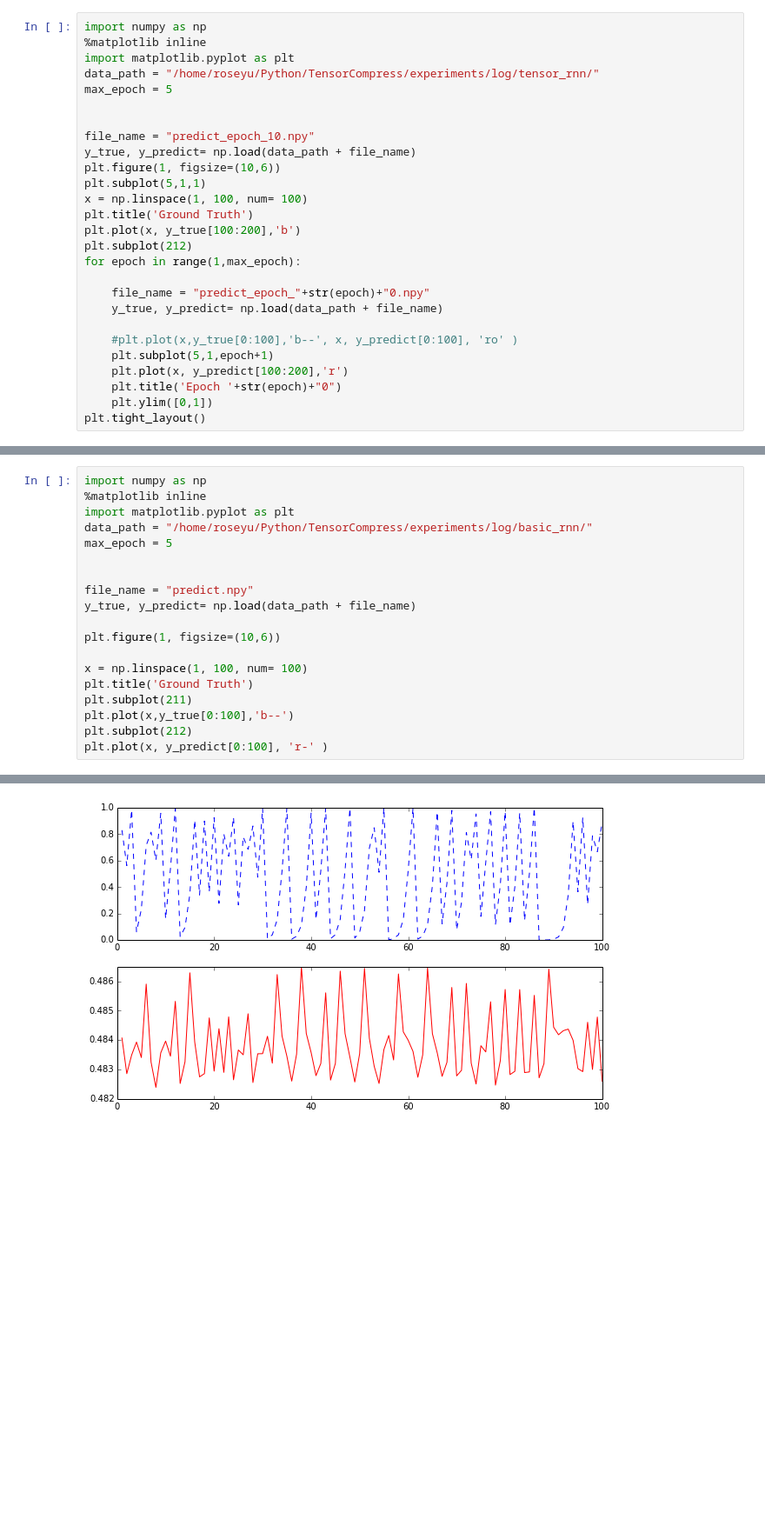
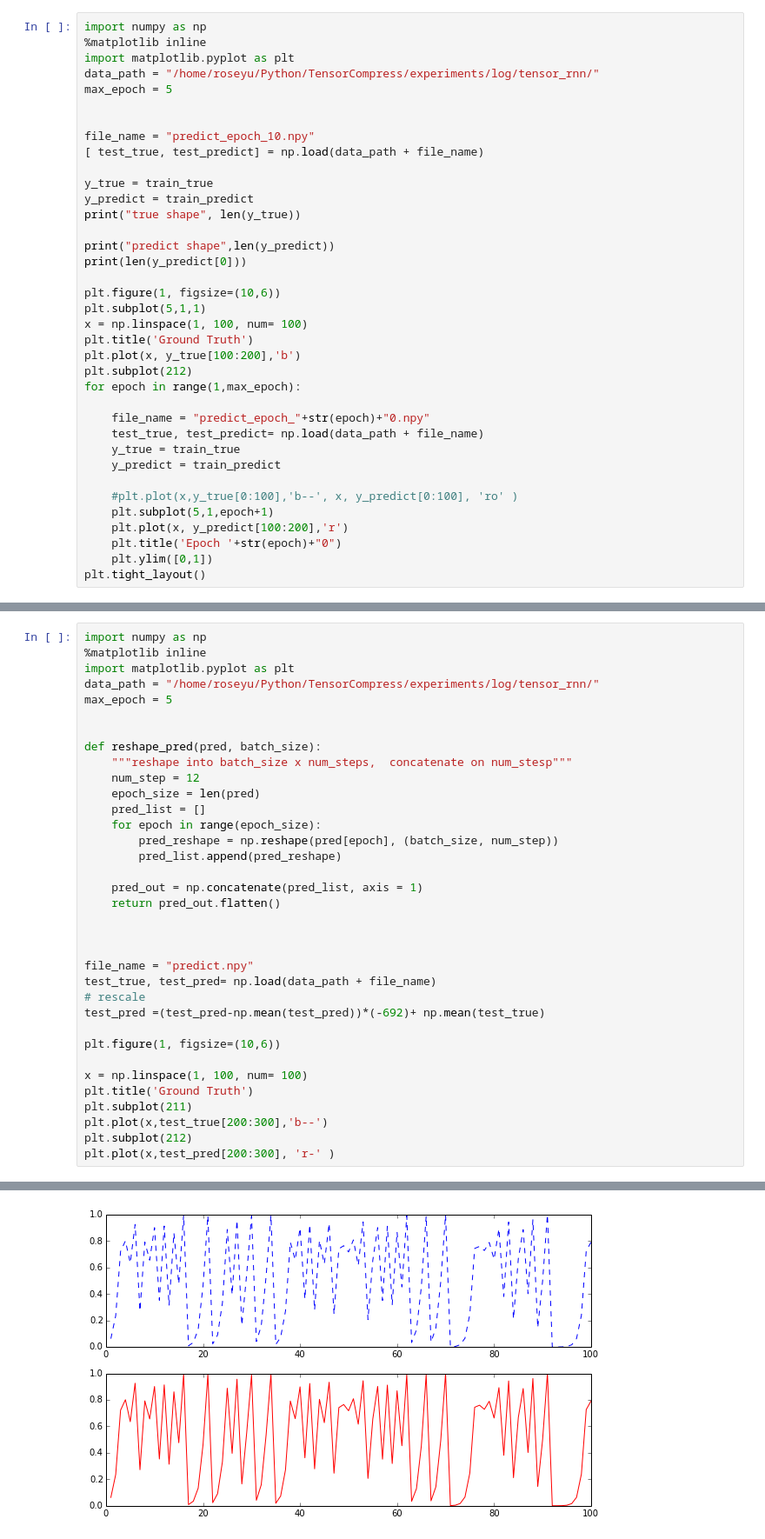
Before and after one commit to yuqirose/TensorRNN, a Jupyter notebook: experiments/synth/visualize_results.ipynb, the cells around one changed output, grey strips where cells are left out. Shown at 87% size. Drawn from its saved outputs; the diff is of its cells as text; blank space fills up the shorter version.

```diff
--- a/experiments/synth/visualize_results.ipynb
+++ b/experiments/synth/visualize_results.ipynb
@@ -7,7 +7,15 @@ max_epoch = 5
 
 
 file_name = "predict_epoch_10.npy"
-y_true, y_predict= np.load(data_path + file_name)
+[ test_true, test_predict] = np.load(data_path + file_name)
+
+y_true = train_true
+y_predict = train_predict
+print("true shape", len(y_true))
+
+print("predict shape",len(y_predict))
+print(len(y_predict[0]))
+
 plt.figure(1, figsize=(10,6))
 plt.subplot(5,1,1)
 x = np.linspace(1, 100, num= 100)
@@ -17,7 +25,9 @@ plt.subplot(212)
 for epoch in range(1,max_epoch):
 
     file_name = "predict_epoch_"+str(epoch)+"0.npy"
-    y_true, y_predict= np.load(data_path + file_name)
+    test_true, test_predict= np.load(data_path + file_name)
+    y_true = train_true
+    y_predict = train_predict
 
     #plt.plot(x,y_true[0:100],'b--', x, y_predict[0:100], 'ro' )
     plt.subplot(5,1,epoch+1)
@@ -30,22 +40,38 @@ plt.tight_layout()
 # %%
 import numpy as np
 %matplotlib inline
 import matplotlib.pyplot as plt
-data_path = "/home/roseyu/Python/TensorCompress/experiments/log/basic_rnn/"
+data_path = "/home/roseyu/Python/TensorCompress/experiments/log/tensor_rnn/"
 max_epoch = 5
 
 
+def reshape_pred(pred, batch_size):
+    """reshape into batch_size x num_steps,  concatenate on num_stesp"""
+    num_step = 12
+    epoch_size = len(pred)
+    pred_list = []
+    for epoch in range(epoch_size):
+        pred_reshape = np.reshape(pred[epoch], (batch_size, num_step))
+        pred_list.append(pred_reshape)
+
+    pred_out = np.concatenate(pred_list, axis = 1)
+    return pred_out.flatten()
+
+
+
 file_name = "predict.npy"
-y_true, y_predict= np.load(data_path + file_name)
+test_true, test_pred= np.load(data_path + file_name)
+# rescale
+test_pred =(test_pred-np.mean(test_pred))*(-692)+ np.mean(test_true)
 
 plt.figure(1, figsize=(10,6))
 
 x = np.linspace(1, 100, num= 100)
 plt.title('Ground Truth')
 plt.subplot(211)
-plt.plot(x,y_true[0:100],'b--')
+plt.plot(x,test_true[200:300],'b--')
 plt.subplot(212)
-plt.plot(x, y_predict[0:100], 'r-' )
+plt.plot(x,test_pred[200:300], 'r-' )
 # %% [output]
 [<matplotlib.lines.Line2D at 0x...>]
-[figure, old version]
+[figure, new version]
```
Also changed, not shown: parts of 1 cell of this notebook, 10 other files.
